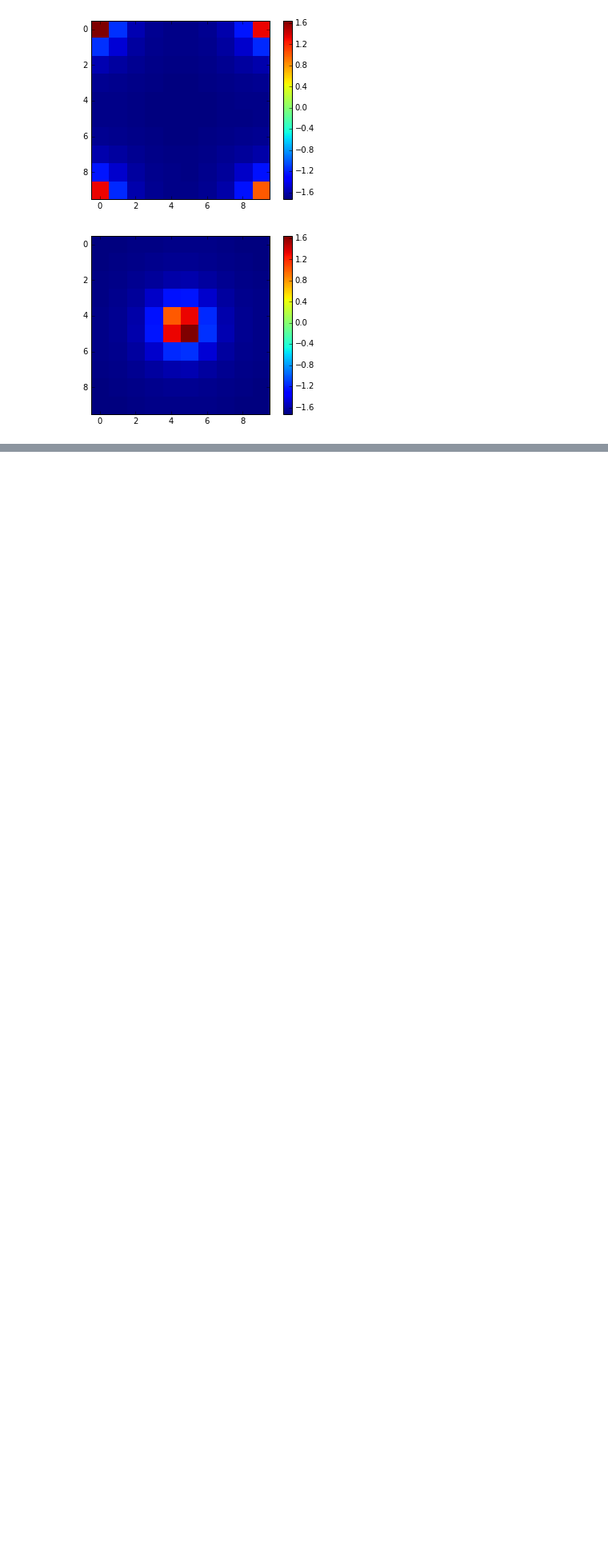
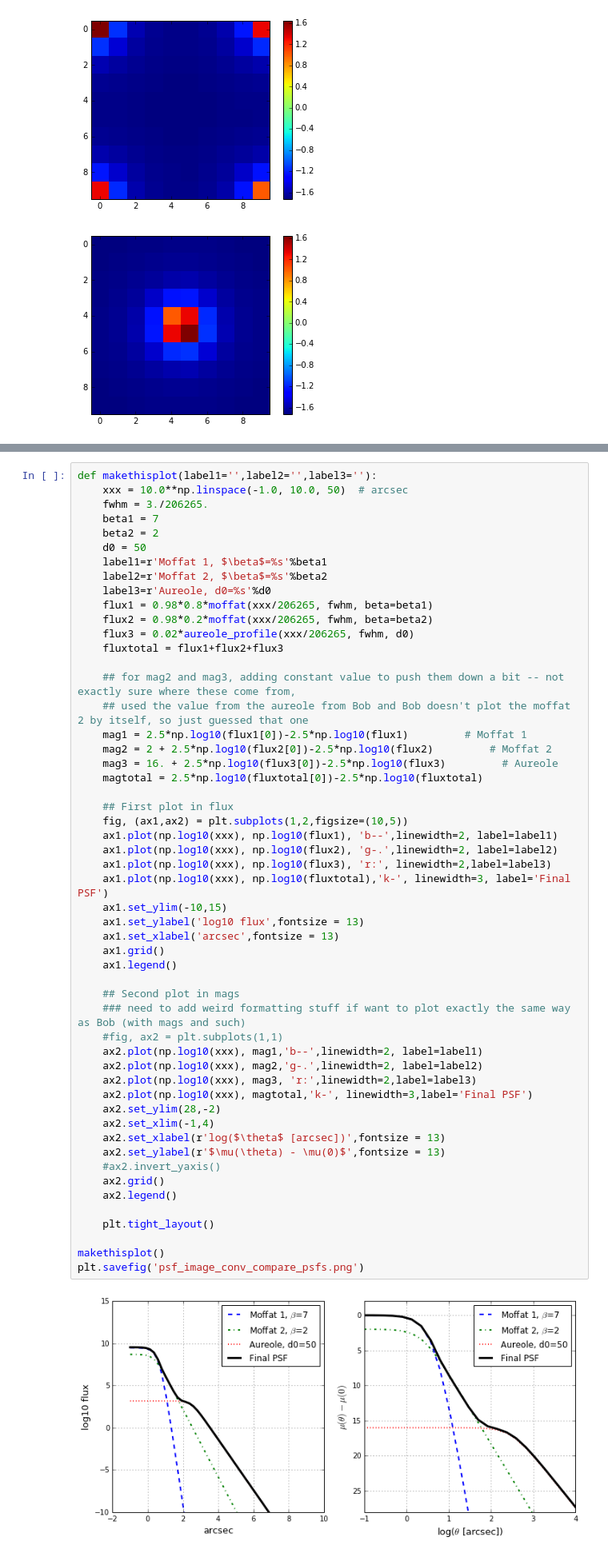
Before and after one commit to lokhorst/HalphaScripts, a Jupyter notebook: EagleSimScripts/psf_image_conv_compareSFandnonSR.ipynb, the cells around one changed output, grey strips where cells are left out. Shown at 80% size. Cells and saved outputs as stored; diff of their text form; blank space fills up the shorter version.

```diff
--- a/EagleSimScripts/psf_image_conv_compareSFandnonSR.ipynb
+++ b/EagleSimScripts/psf_image_conv_compareSFandnonSR.ipynb
@@ -437,0 +605,55 @@ array([[  4.48048915e+01,   7.19788017e-02,   2.65345636e-02,
+# %%
+def makethisplot(label1='',label2='',label3=''):
+    xxx = 10.0**np.linspace(-1.0, 10.0, 50)  # arcsec
+    fwhm = 3./206265.
+    beta1 = 7
+    beta2 = 2
+    d0 = 50
+    label1=r'Moffat 1, $\beta$=%s'%beta1
+    label2=r'Moffat 2, $\beta$=%s'%beta2
+    label3=r'Aureole, d0=%s'%d0
+    flux1 = 0.98*0.8*moffat(xxx/206265, fwhm, beta=beta1)
+    flux2 = 0.98*0.2*moffat(xxx/206265, fwhm, beta=beta2)
+    flux3 = 0.02*aureole_profile(xxx/206265, fwhm, d0)
+    fluxtotal = flux1+flux2+flux3
+
+    ## for mag2 and mag3, adding constant value to push them down a bit -- not exactly sure where these come from,
+    ## used the value from the aureole from Bob and Bob doesn't plot the moffat 2 by itself, so just guessed that one
+    mag1 = 2.5*np.log10(flux1[0])-2.5*np.log10(flux1)         # Moffat 1
+    mag2 = 2 + 2.5*np.log10(flux2[0])-2.5*np.log10(flux2)         # Moffat 2
+    mag3 = 16. + 2.5*np.log10(flux3[0])-2.5*np.log10(flux3)         # Aureole
+    magtotal = 2.5*np.log10(fluxtotal[0])-2.5*np.log10(fluxtotal)
+
+    ## First plot in flux
+    fig, (ax1,ax2) = plt.subplots(1,2,figsize=(10,5))
+    ax1.plot(np.log10(xxx), np.log10(flux1), 'b--',linewidth=2, label=label1)
+    ax1.plot(np.log10(xxx), np.log10(flux2), 'g-.',linewidth=2, label=label2)
+    ax1.plot(np.log10(xxx), np.log10(flux3), 'r:', linewidth=2,label=label3)
+    ax1.plot(np.log10(xxx), np.log10(fluxtotal),'k-', linewidth=3, label='Final PSF')
+    ax1.set_ylim(-10,15)
+    ax1.set_ylabel('log10 flux',fontsize = 13)
+    ax1.set_xlabel('arcsec',fontsize = 13)
+    ax1.grid()
+    ax1.legend()
+
+    ## Second plot in mags
+    ### need to add weird formatting stuff if want to plot exactly the same way as Bob (with mags and such)
+    #fig, ax2 = plt.subplots(1,1)
+    ax2.plot(np.log10(xxx), mag1,'b--',linewidth=2, label=label1)
+    ax2.plot(np.log10(xxx), mag2,'g-.',linewidth=2, label=label2)
+    ax2.plot(np.log10(xxx), mag3, 'r:',linewidth=2,label=label3)
+    ax2.plot(np.log10(xxx), magtotal,'k-', linewidth=3,label='Final PSF')
+    ax2.set_ylim(28,-2)
+    ax2.set_xlim(-1,4)
+    ax2.set_xlabel(r'log($\theta$ [arcsec])',fontsize = 13)
+    ax2.set_ylabel(r'$\mu(\theta) - \mu(0)$',fontsize = 13)
+    #ax2.invert_yaxis()
+    ax2.grid()
+    ax2.legend()
+
+    plt.tight_layout()
+
+makethisplot()
+plt.savefig('psf_image_conv_compare_psfs.png')
+# %% [output]
+[figure, added]
```
Also changed, not shown: parts of 14 cells of this notebook, 5 other files.
